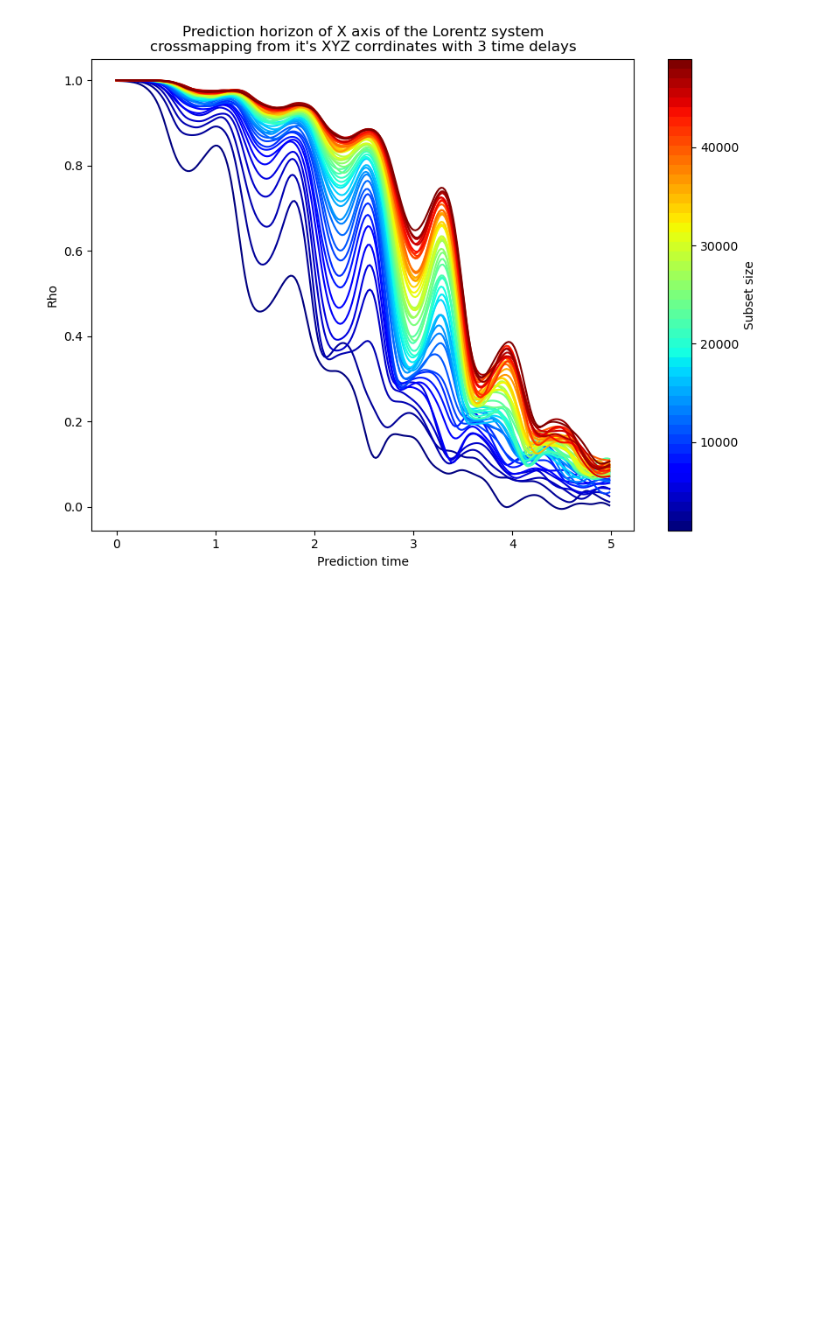
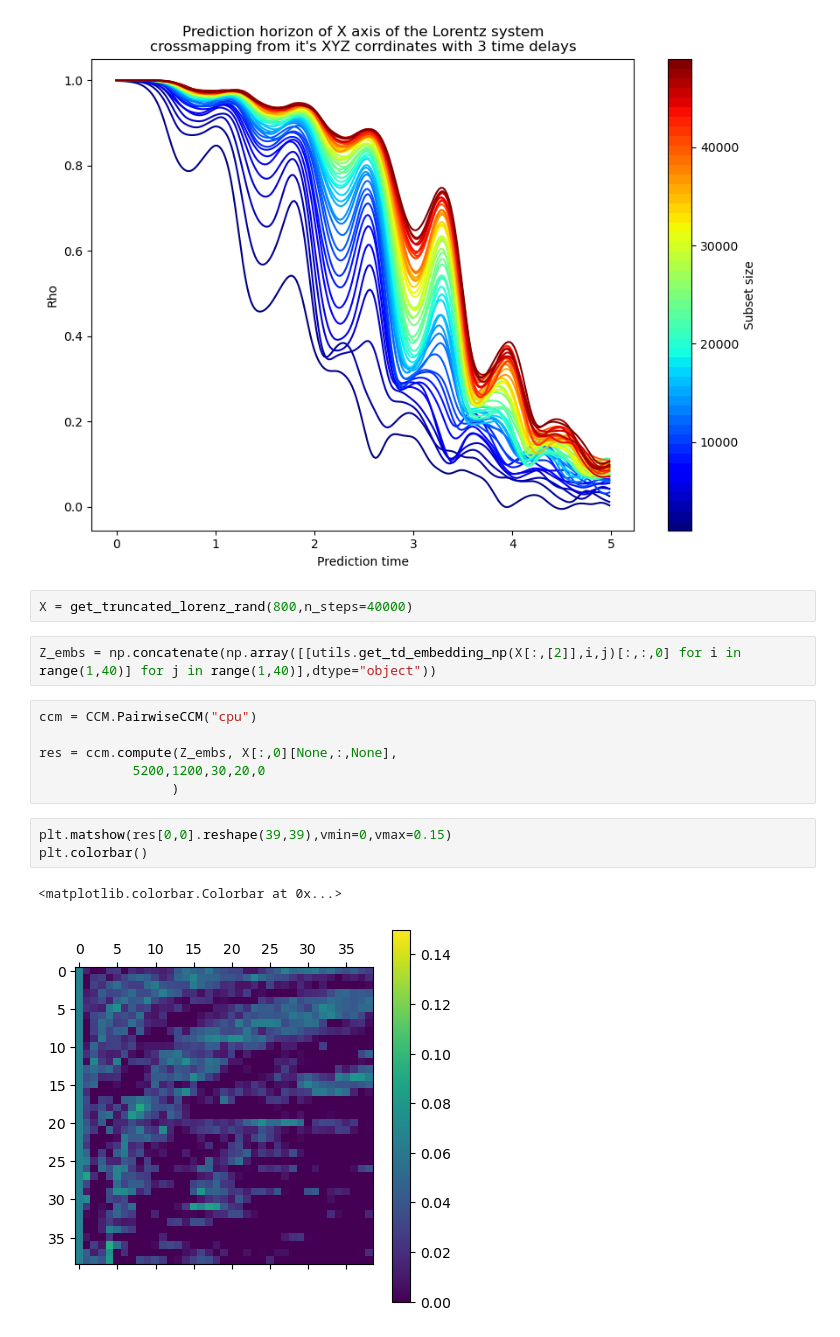
Before and after one commit to z7743/FastCCM, a Jupyter notebook: notebooks/FastCCM usage examples.ipynb, the cells around one changed output. Drawn from its saved outputs; the diff is of its cells as text; blank space fills up the shorter version.

```diff
--- a/notebooks/FastCCM usage examples.ipynb
+++ b/notebooks/FastCCM usage examples.ipynb
@@ -175,3 +175,19 @@ plt.title("Prediction horizon of X axis of the Lorentz system\ncrossmapping from
 plt.show()
 # %% [output]
 [figure]
+# %%
+X = get_truncated_lorenz_rand(800,n_steps=40000)
+# %%
+Z_embs = np.concatenate(np.array([[utils.get_td_embedding_np(X[:,[2]],i,j)[:,:,0] for i in range(1,40)] for j in range(1,40)],dtype="object"))
+# %%
+ccm = CCM.PairwiseCCM("cpu")
+
+res = ccm.compute(Z_embs, X[:,0][None,:,None],
+            5200,1200,30,20,0
+                 )
+# %%
+plt.matshow(res[0,0].reshape(39,39),vmin=0,vmax=0.15)
+plt.colorbar()
+# %% [output]
+<matplotlib.colorbar.Colorbar at 0x...>
+[figure, added]
```
